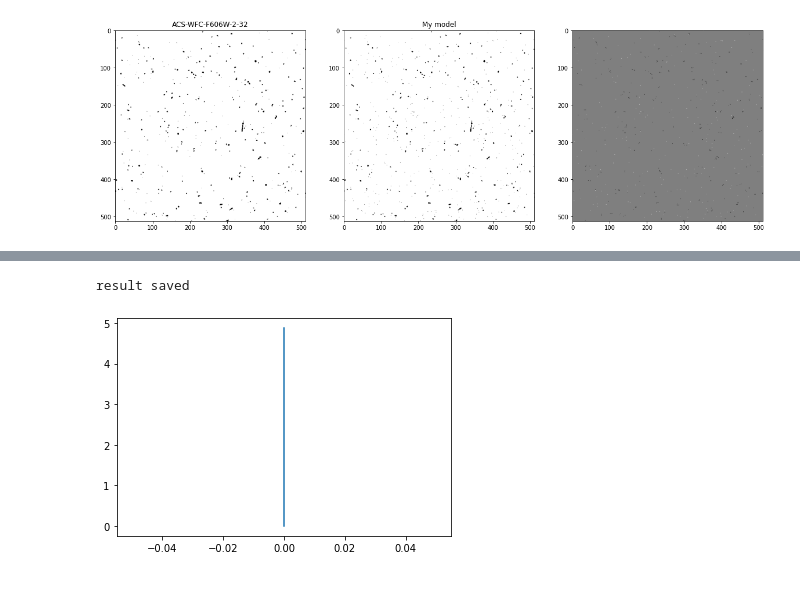
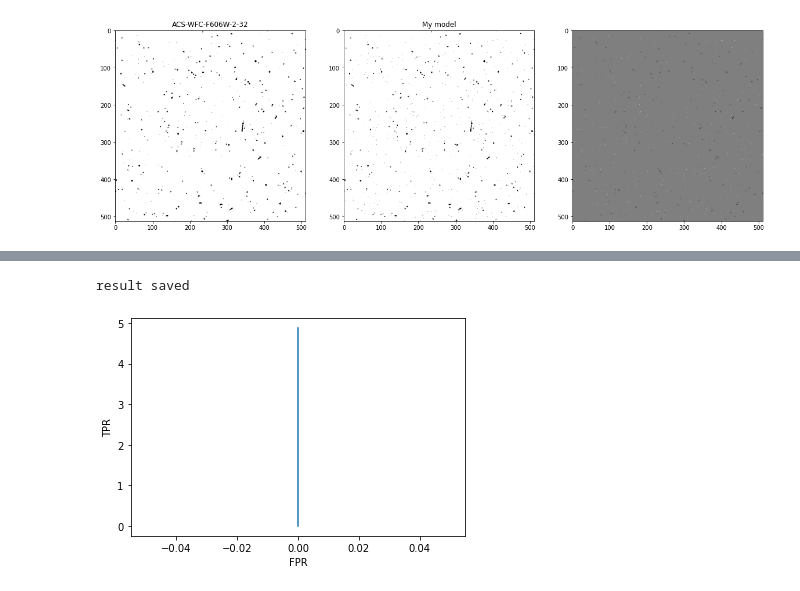
Before and after one commit to kgb0255/deepCR_james, a Jupyter notebook: deepCR_training_colab.ipynb, the cells around one changed output, grey strips where cells are left out. Saved outputs shown, nothing was run; the diff lists cells and outputs as text; code cells hidden in the pictures.

```diff
--- a/deepCR_training_colab.ipynb
+++ b/deepCR_training_colab.ipynb
@@ -116,14 +121,20 @@ plt.savefig(path.replace('subimg_pair.npy','result.pdf'), format = 'pdf')
 from deepCR import roc
 # %%
-tpr, fpr = roc(test_mdl, image=ts_images, mask=ts_masks, ignore=ts_ignores)
+tpr, fpr = evaluate.roc(test_mdl, image=ts_images, mask=ts_masks, ignore=ts_ignores)
 try:
-    np.save('tpr.npy', np.array(tpr))
-    np.save('fpr.npy', np.array(fpr))
+    np.save(path.replace('subimg_pair.npy','tpr.npy'), np.array(tpr))
+    np.save(path.replace('subimg_pair.npy','fpr.npy'), np.array(fpr))
     print('result saved')
 except:
     print('save failed')
+
+fpr = np.load('fpr.npy')
+tpr = np.load('tpr.npy')
 plt.plot(fpr, tpr)
+plt.xlabel('FPR')
+plt.ylabel('TPR')
+plt.savefig(path.replace('subimg_pair.npy', 'fpr_tpr.pdf'), format = 'pdf')
 plt.show()
 # %% [output]
 result saved
-[figure, old version]
+[figure, new version]
```
Also changed, not shown: parts of 7 cells of this notebook.
